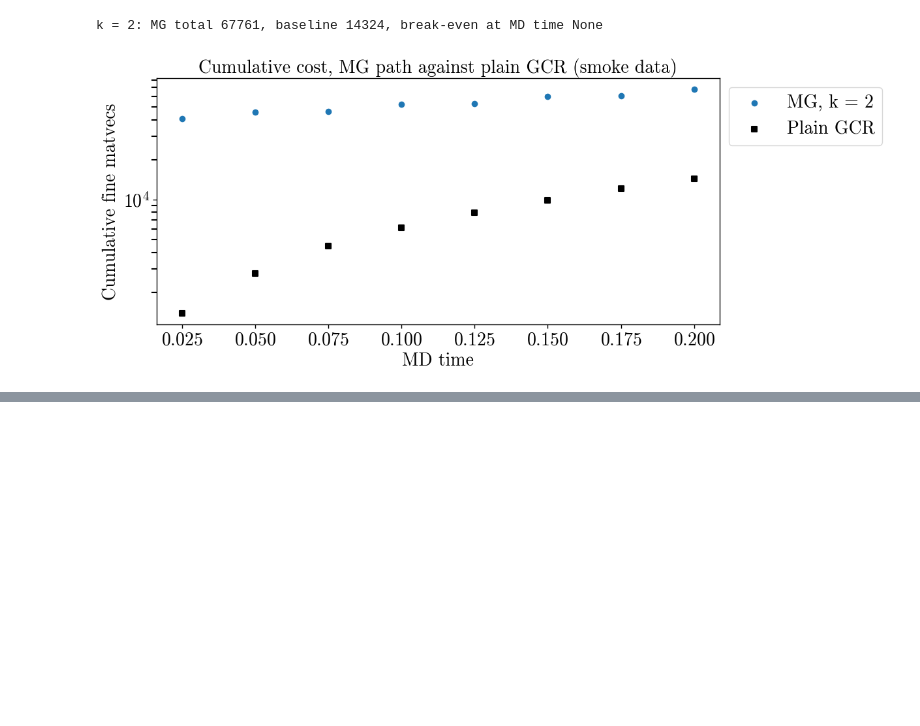
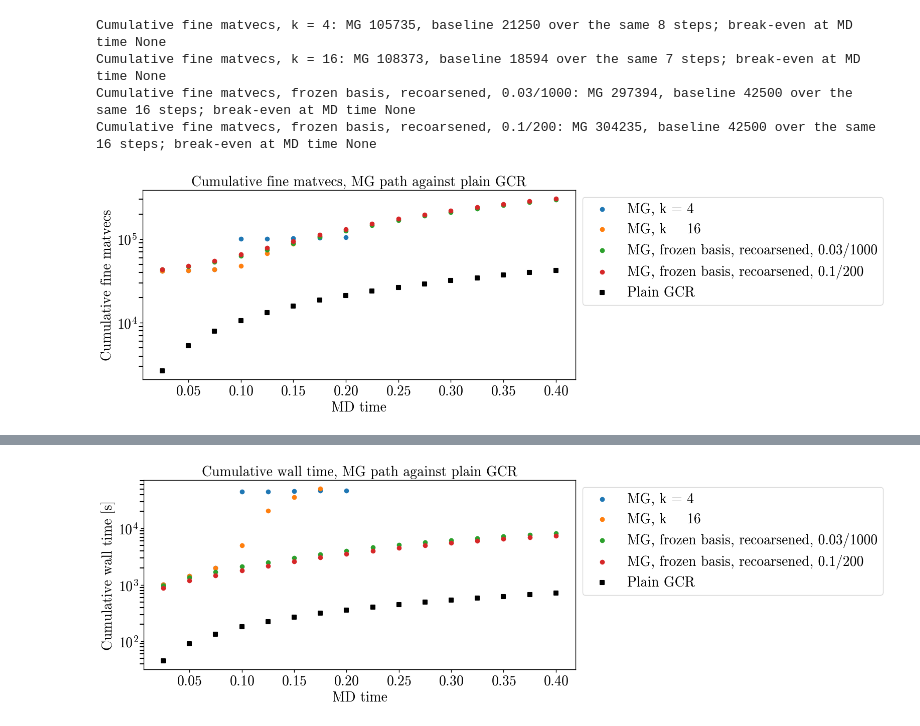
Before and after one commit to poare/lqcd, a Jupyter notebook: multigrid/python_scripts/MG-HMC.ipynb, the cells around one changed output, grey strips where cells are left out. Saved outputs shown, nothing was run; the diff lists cells and outputs as text; code cells hidden in the pictures; blank space fills up the shorter version.

Commit message:
MG-HMC notebook: SDCC runs 425415-425417, 425622-425623; coarse-solve parsing, iterations and wall time vs MD time, conclusions
Co-Authored-By: Claude Opus 5.5 <noreply@anthropic.com>

```diff
--- a/multigrid/python_scripts/MG-HMC.ipynb
+++ b/multigrid/python_scripts/MG-HMC.ipynb
@@ -79,9 +98,12 @@ sys.path.append('/Users/patrickoare/lqcd/utilities')
 import plottools as pt
 import formattools as fmt
 
-LOG_DIR = Path("../logs/smoke_4444")
-MG_RUNS = {"k = 2": LOG_DIR / "smoke_mg.log"}
-GCR_RUN = LOG_DIR / "smoke_gcr.log"
+LOG_DIR = Path("../logs/ckpoint_lat.4000")
+MG_RUNS = {"k = 4": LOG_DIR / "MG_hmc_mg_k4_md40_425416.log",
+           "k = 16": LOG_DIR / "MG_hmc_mg_k16_md40_425417.log",
+           "frozen basis, recoarsened, 0.03/1000": LOG_DIR / "MG_hmc_mg_k0_md16_tau0.4_rc1_ct0.03_cs1000_425622.log",
+           "frozen basis, recoarsened, 0.1/200": LOG_DIR / "MG_hmc_mg_k0_md16_tau0.4_rc1_ct0.1_cs200_425623.log"}
+GCR_RUN = LOG_DIR / "MG_hmc_gcr_k4_md40_425415.log"
 
 REF_COLOR = pt.pal[7]
 LEGEND = dict(title_fontsize=fmt.default_style['fontsize'], fontsize=fmt.default_style['fontsize'],
@@ -144,0 +219,8 @@ baseline : 4 solves
+# %%
+s = gcr["steps"]
+t_fine = (s["seconds"] / s["matvecs"]).median()
+print(f"baseline: {s['matvecs'].mean():.0f} matvecs and {s['seconds'].mean():.0f} s per solve on average, "
+      f"t_fine = {1e3 * t_fine:.1f} ms per matvec")
+print(f"solves at the 20000-step cap: {(s['iters'] >= 20000).sum()} of {len(s)}")
+display(gcr["trajs"])
+s[["traj", "step", "md_time", "dU", "iters", "matvecs", "seconds", "relres"]]
@@ -149,41 +254,54 @@ The MG path's cumulative cost after global MD step $s$ is setup + coarsening + f
 # %%
 def cost_curve(run):
     s, u, setup = run["steps"], run["updates"], run["setup"]
     per_rebuild = setup["coarsen_matvecs"]
     per_step = s.set_index("global")["matvecs"].astype(float)
-    if len(u):
-        mdsteps = s["step"].max()
-        u_global = (u["traj"] - 1) * mdsteps + u["step"]
-        for g, mv in zip(u_global, u["matvecs"]):
-            per_step.loc[g] += mv + per_rebuild
+    if "t_recoarsen" in s:
+        per_step += (s.set_index("global")["t_recoarsen"].fillna(0) > 0) * per_rebuild
+    for g, mv in zip(u.get("global", []), u.get("matvecs", [])):
+        per_step.loc[g] += mv + per_rebuild
     return setup["setup_matvecs"] + per_rebuild + per_step.cumsum()
 
-def gcr_curve(gcr, n):
+def time_curve(run):
+    s, u, setup = run["steps"], run["updates"], run["setup"]
+    per_step = s.set_index("global")["seconds"].astype(float)
+    if "t_recoarsen" in s:
+        per_step += s.set_index("global")["t_recoarsen"].fillna(0)
+    for g, sec, co in zip(u.get("global", []), u.get("seconds", []), u.get("coarsen_s", [])):
+        per_step.loc[g] += sec + co
+    return setup["breed_s"] + setup["coarsen_s"] + per_step.cumsum()
+
+def gcr_curve(gcr, n, col="matvecs"):
     s = gcr["steps"]
     every = int(s["global"].diff().dropna().mode().iloc[0]) if len(s) > 1 else 1
-    per_step = np.repeat(s["matvecs"].to_numpy() / every, every)[:n]
+    per_step = np.repeat(s[col].to_numpy() / every, every)[:n]
     return pd.Series(np.cumsum(per_step), index=np.arange(1, len(per_step) + 1))
 
 def break_even(mg, base):
     common = mg.index.intersection(base.index)
     below = common[mg.loc[common].to_numpy() <= base.loc[common].to_numpy()]
     return int(below[0]) if len(below) else None
 
-fig, ax = pt.add_subplots()
-ax = ax[0]
-labels = [r"MD time", r"Cumulative fine matvecs"]
-for i, (label, r) in enumerate(runs.items()):
-    dtau = float(r["params"]["trajL"]) / int(r["params"]["MDsteps"])
-    mg = cost_curve(r)
-    pt.scatter_1d(mg.index * dtau, mg.to_numpy(), ax=ax, col=pt.pal[i], mkr='o', fn_label=f"MG, {label}", ax_label=labels, logy=True)
-    base = gcr_curve(gcr, len(mg))
-    be = break_even(mg, base)
-    print(f"{label}: MG total {mg.iloc[-1]:.0f}, baseline {base.iloc[-1]:.0f}, "
-          f"break-even at MD time {None if be is None else be * dtau}")
-pt.scatter_1d(base.index * dtau, base.to_numpy(), ax=ax, col='k', mkr='s', fn_label="Plain GCR", ax_label=labels, logy=True)
-pt.add_title(ax, "Cumulative cost, MG path against plain GCR (smoke data)")
-ax.legend(**LEGEND)
-plt.show()
+for curve, col, ylabel, title in [(cost_curve, "matvecs", r"Cumulative fine matvecs", "Cumulative fine matvecs"),
+                                  (time_curve, "seconds", r"Cumulative wall time [s]", "Cumulative wall time")]:
+    fig, ax = pt.add_subplots()
+    ax = ax[0]
+    labels = [r"MD time", ylabel]
+    for i, (label, r) in enumerate(runs.items()):
+        dtau = r["dtau"]
+        mg = curve(r)
+        pt.scatter_1d(mg.index * dtau, mg.to_numpy(), ax=ax, col=pt.pal[i], mkr='o', fn_label=f"MG, {label}", ax_label=labels, logy=True)
+        base = gcr_curve(gcr, int(mg.index.max()), col)
+        be = break_even(mg, base)
+        print(f"{title}, {label}: MG {mg.iloc[-1]:.0f}, baseline {base.iloc[-1]:.0f} over the same "
+              f"{int(mg.index.max())} steps; break-even at MD time {None if be is None else be * dtau}")
+    pt.scatter_1d(base.index * dtau, base.to_numpy(), ax=ax, col='k', mkr='s', fn_label="Plain GCR", ax_label=labels, logy=True)
+    pt.add_title(ax, f"{title}, MG path against plain GCR")
+    ax.legend(**LEGEND)
+    plt.show()
 # %% [output]
-k = 2: MG total 67761, baseline 14324, break-even at MD time None
+Cumulative fine matvecs, k = 4: MG 105735, baseline 21250 over the same 8 steps; break-even at MD time None
+Cumulative fine matvecs, k = 16: MG 108373, baseline 18594 over the same 7 steps; break-even at MD time None
+Cumulative fine matvecs, frozen basis, recoarsened, 0.03/1000: MG 297394, baseline 42500 over the same 16 steps; break-even at MD time None
+Cumulative fine matvecs, frozen basis, recoarsened, 0.1/200: MG 304235, baseline 42500 over the same 16 steps; break-even at MD time None
-[figure, old version]
+[figure, new version]
@@ -189,0 +312 @@ k = 2: MG total 67761, baseline 14324, break-even at MD time None
+[figure, added]
```
Also changed, not shown: parts of 19 cells of this notebook.
